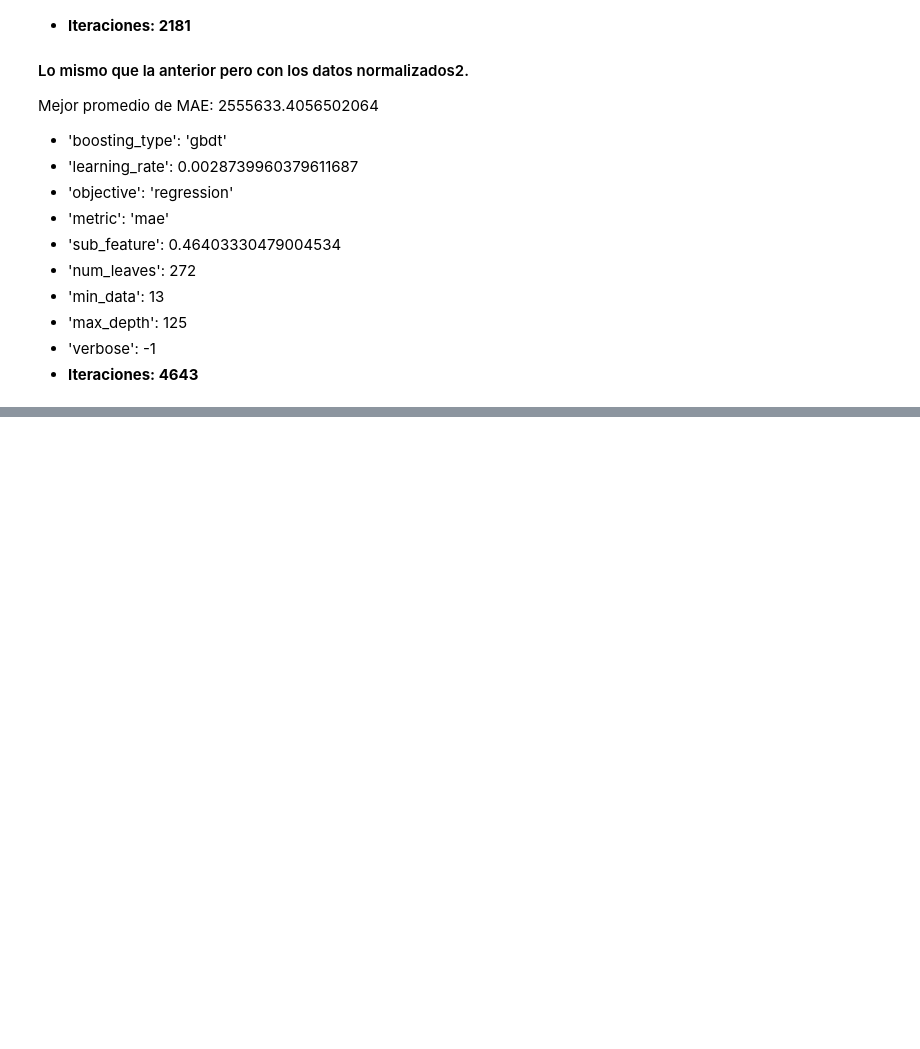
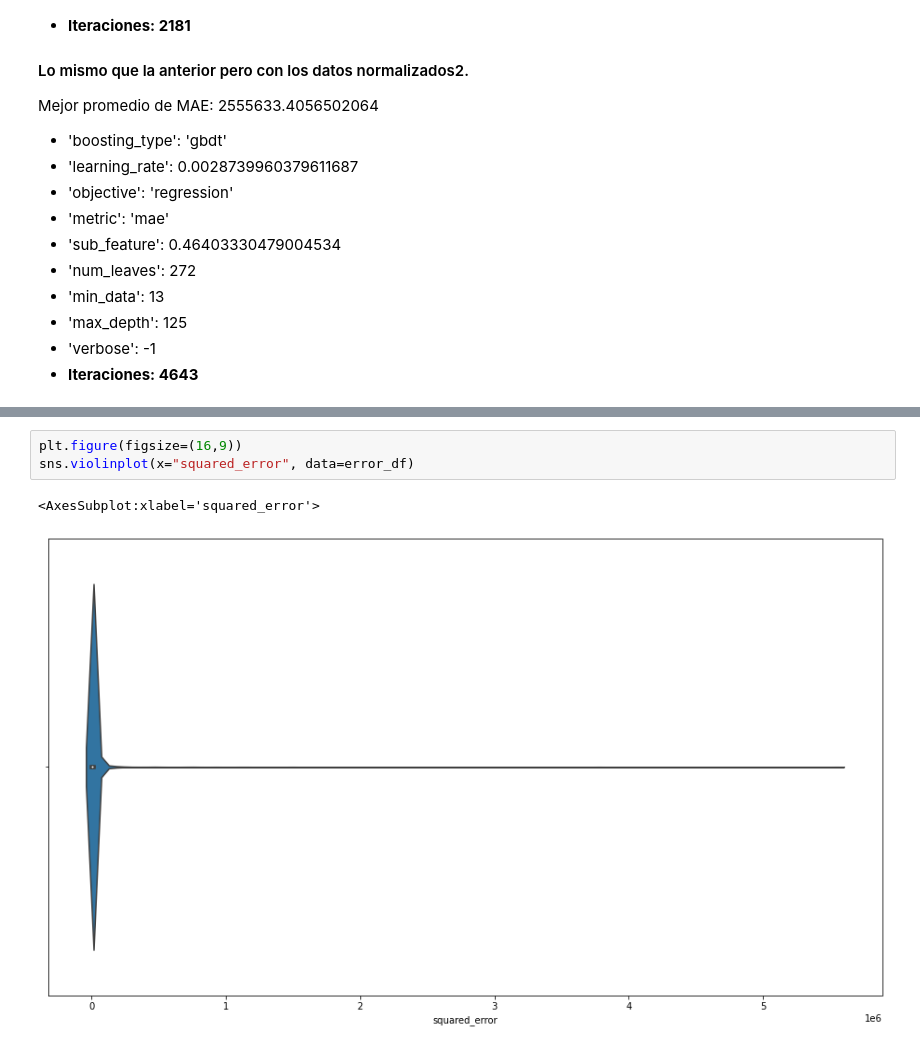
Before and after one commit to DanteBM/PronosticoErupciones, a Jupyter notebook: notebooks/NotebookMaestro.ipynb, the cells around one changed output, grey strips where cells are left out. Cells and saved outputs as stored; diff of their text form; blank space fills up the shorter version.

```diff
--- a/notebooks/NotebookMaestro.ipynb
+++ b/notebooks/NotebookMaestro.ipynb
@@ -1227,0 +1310,6 @@ train_and_get_predictions(lr3, sf3, nl3, mind3, maxd3, iters3, path_train3, path
+# %%
+plt.figure(figsize=(16,9))
+sns.violinplot(x="squared_error", data=error_df)
+# %% [output]
+<AxesSubplot:xlabel='squared_error'>
+[figure, added]
```
Also changed, not shown: parts of 23 cells of this notebook.
